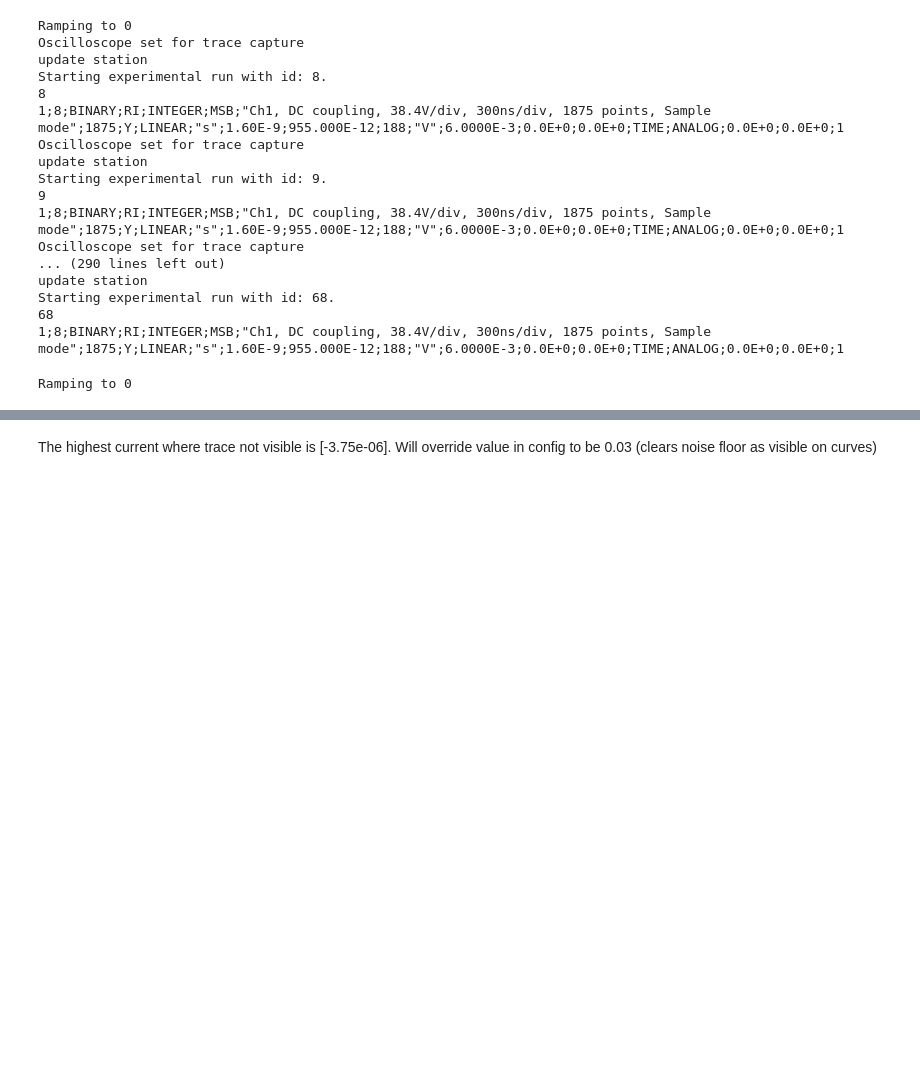
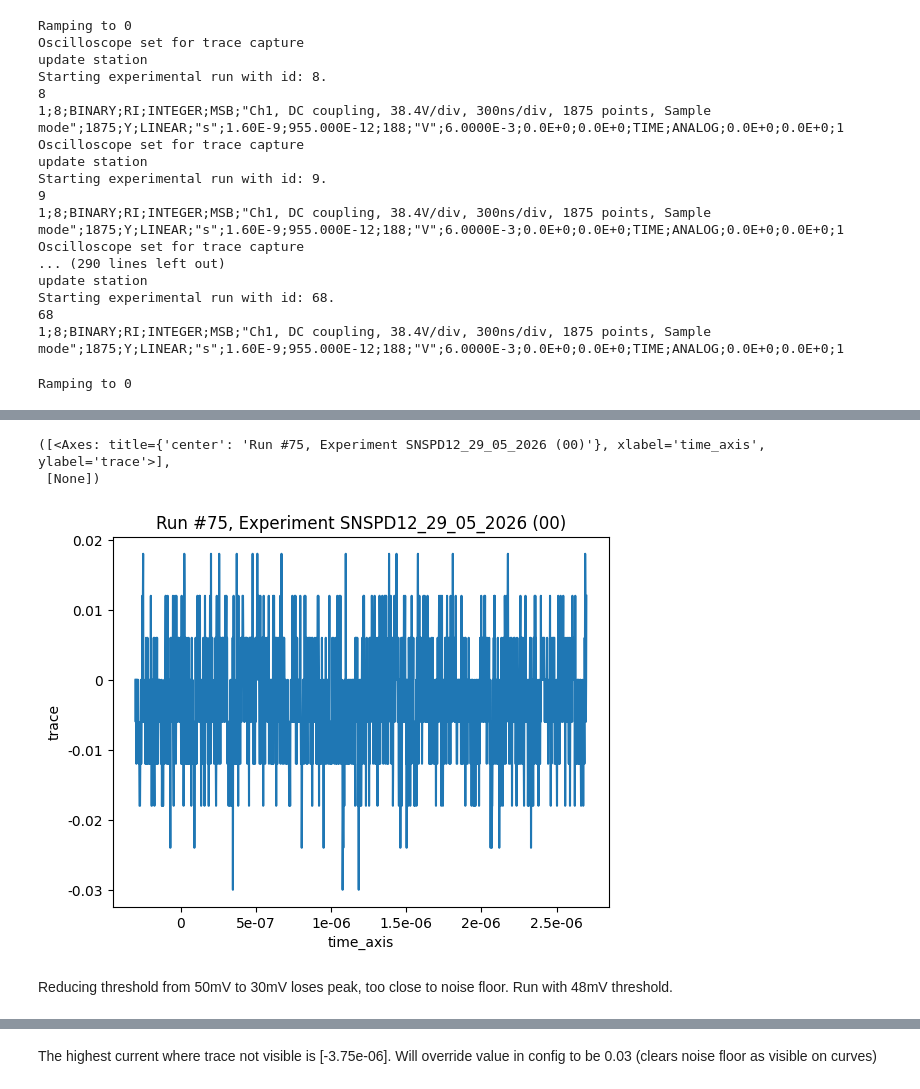
Before and after one commit to QNLSydney/snspd, a Jupyter notebook: SNSPD2/SNSPD12-Line1.ipynb, the cells around one changed output, grey strips where cells are left out. Cells and saved outputs as stored; diff of their text form; code cells hidden in the pictures; blank space fills up the shorter version.

Commit message:
Line 1 analysis including current sweep and trace capture per current, with peak detection routine added

```diff
--- a/SNSPD2/SNSPD12-Line1.ipynb
+++ b/SNSPD2/SNSPD12-Line1.ipynb
@@ -178 +209,9 @@ params.trace_v_trigger
+# %%
+plot_by_id(75) # on the screen for ID 75 can see flickering peak. Also trigger set to 40mV not 50. DOesn't appear to like 50mV will only do 40mV.
+# %% [output]
+([<Axes: title={'center': 'Run #75, Experiment SNSPD12_29_05_2026 (00)'}, xlabel='time_axis', ylabel='trace'>],
+ [None])
+[figure, added]
+# %% [markdown]
+Reducing threshold from 50mV to 30mV loses peak, too close to noise floor. Run with 48mV threshold.
 # %%
```
Also changed, not shown: parts of 15 cells of this notebook, 1 other file.
